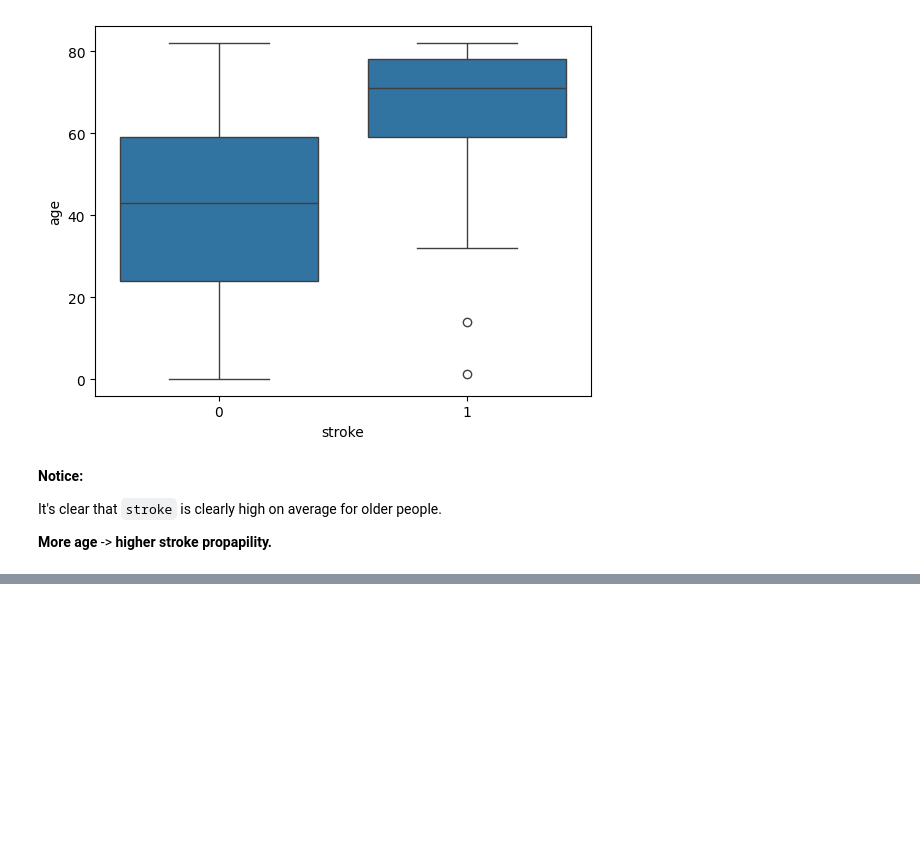
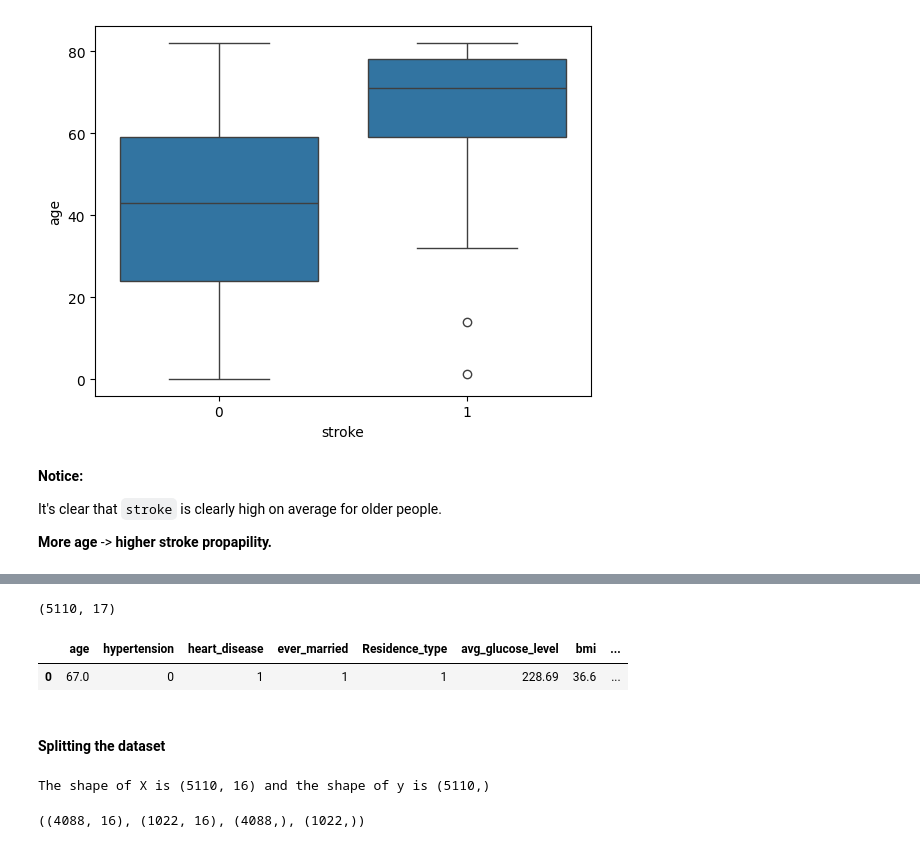
Before and after one commit to allaalmouiz/stroke_prediction_deepLearning, a Jupyter notebook: deepLearning_stroke_prediction.ipynb, the cells around one changed output, grey strips where cells are left out. Saved outputs shown, nothing was run; the diff lists cells and outputs as text; code cells hidden in the pictures; blank space fills up the shorter version.

```diff
--- a/deepLearning_stroke_prediction.ipynb
+++ b/deepLearning_stroke_prediction.ipynb
@@ -449,0 +454,11 @@ Build a model that predicts whether an individual will have a stroke or not base
+# %%
+df.shape
+# %% [output]
+(5110, 17)
+# %%
+df.head(1)
+# %% [output]
+|  | age | hypertension | heart_disease | ever_married | Residence_type | avg_glucose_level | bmi | ... |
+| 0 | 67.0 | 0 | 1 | 1 | 1 | 228.69 | 36.6 | ... |
+# %% [markdown]
+#### Splitting the dataset
@@ -449,0 +468,4 @@ Build a model that predicts whether an individual will have a stroke or not base
+# %%
+print(f"The shape of X is {X.shape} and the shape of y is {Y.shape}")
+# %% [output]
+The shape of X is (5110, 16) and the shape of y is (5110,)
@@ -449,0 +478,4 @@ Build a model that predicts whether an individual will have a stroke or not base
+# %%
+X_train.shape, X_test.shape, Y_train.shape, Y_test.shape
+# %% [output]
+((4088, 16), (1022, 16), (4088,), (1022,))
```
Also changed, not shown: parts of 17 cells of this notebook.
